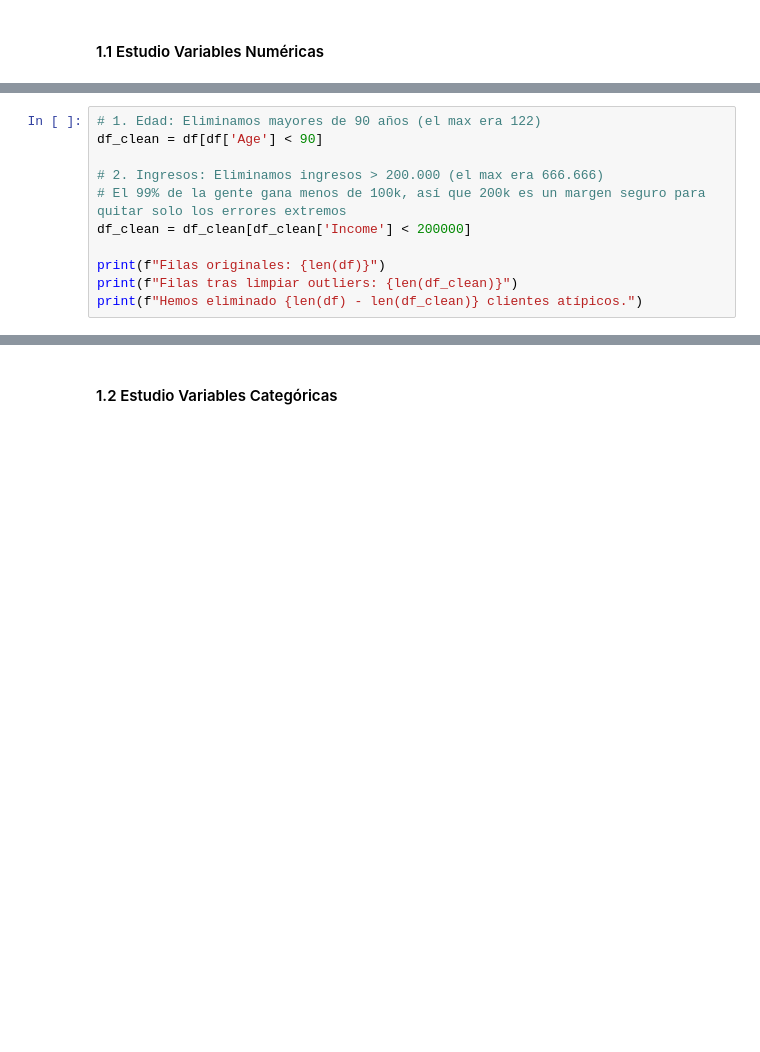
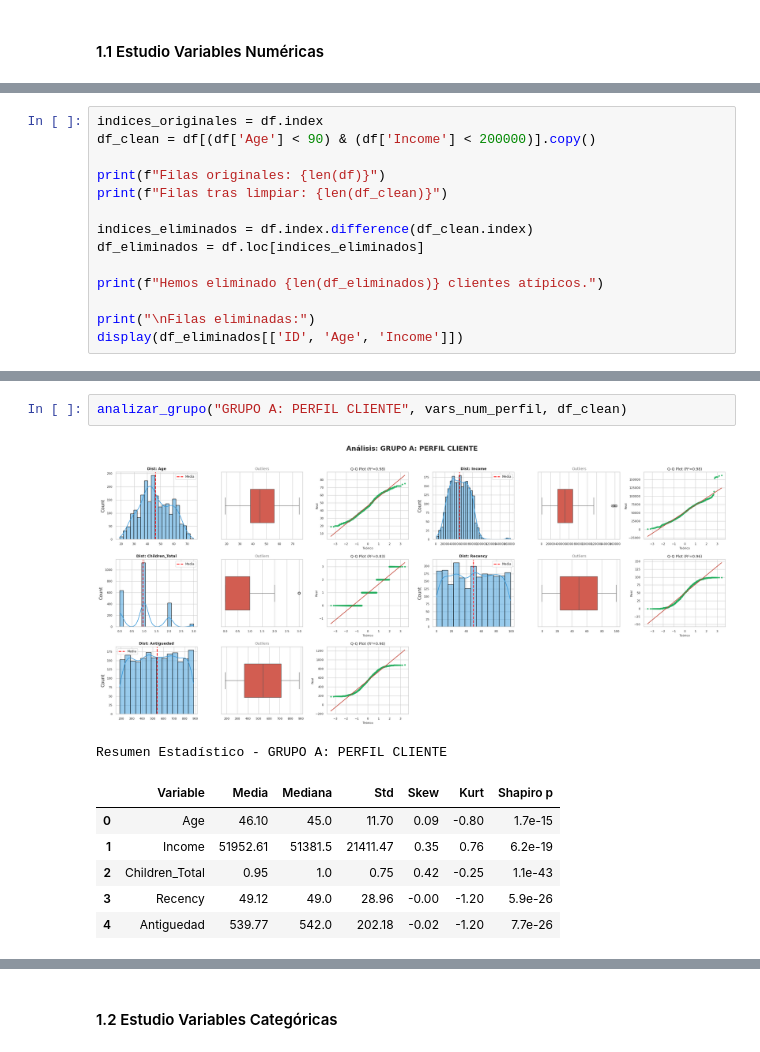
Before and after one commit to Gpascual11/MD005_SBC, a Jupyter notebook: 1. Clustering/MD005_E1_Gerard_Pascual.ipynb, the cells around one changed output, grey strips where cells are left out. Saved outputs shown, nothing was run; the diff lists cells and outputs as text; blank space fills up the shorter version.

```diff
--- a/1. Clustering/MD005_E1_Gerard_Pascual.ipynb
+++ b/1. Clustering/MD005_E1_Gerard_Pascual.ipynb
@@ -269,13 +352,16 @@ Aquí tienes el código para limpiarlos y quedarte con un dataset "sano":
 # %%
-# 1. Edad: Eliminamos mayores de 90 años (el max era 122)
-df_clean = df[df['Age'] < 90]
-
-# 2. Ingresos: Eliminamos ingresos > 200.000 (el max era 666.666)
-# El 99% de la gente gana menos de 100k, así que 200k es un margen seguro para quitar solo los errores extremos
-df_clean = df_clean[df_clean['Income'] < 200000]
+indices_originales = df.index
+df_clean = df[(df['Age'] < 90) & (df['Income'] < 200000)].copy()
 
 print(f"Filas originales: {len(df)}")
-print(f"Filas tras limpiar outliers: {len(df_clean)}")
-print(f"Hemos eliminado {len(df) - len(df_clean)} clientes atípicos.")
+print(f"Filas tras limpiar: {len(df_clean)}")
+
+indices_eliminados = df.index.difference(df_clean.index)
+df_eliminados = df.loc[indices_eliminados]
+
+print(f"Hemos eliminado {len(df_eliminados)} clientes atípicos.")
+
+print("\nFilas eliminadas:")
+display(df_eliminados[['ID', 'Age', 'Income']])
 # %% [output]
 Filas originales: 2240
@@ -434,0 +467,11 @@ Tras la limpieza de datos y la generación de los gráficos y tests estadístico
+# %%
+analizar_grupo("GRUPO A: PERFIL CLIENTE", vars_num_perfil, df_clean)
+# %% [output]
+[figure, added]
+Resumen Estadístico - GRUPO A: PERFIL CLIENTE
+|  | Variable | Media | Mediana | Std | Skew | Kurt | Shapiro p |
+| 0 | Age | 46.10 | 45.0 | 11.70 | 0.09 | -0.80 | 1.7e-15 |
+| 1 | Income | 51952.61 | 51381.5 | 21411.47 | 0.35 | 0.76 | 6.2e-19 |
+| 2 | Children_Total | 0.95 | 1.0 | 0.75 | 0.42 | -0.25 | 1.1e-43 |
+| 3 | Recency | 49.12 | 49.0 | 28.96 | -0.00 | -1.20 | 5.9e-26 |
+| 4 | Antiguedad | 539.77 | 542.0 | 202.18 | -0.02 | -1.20 | 7.7e-26 |
```
Also changed, not shown: parts of 29 cells of this notebook.
